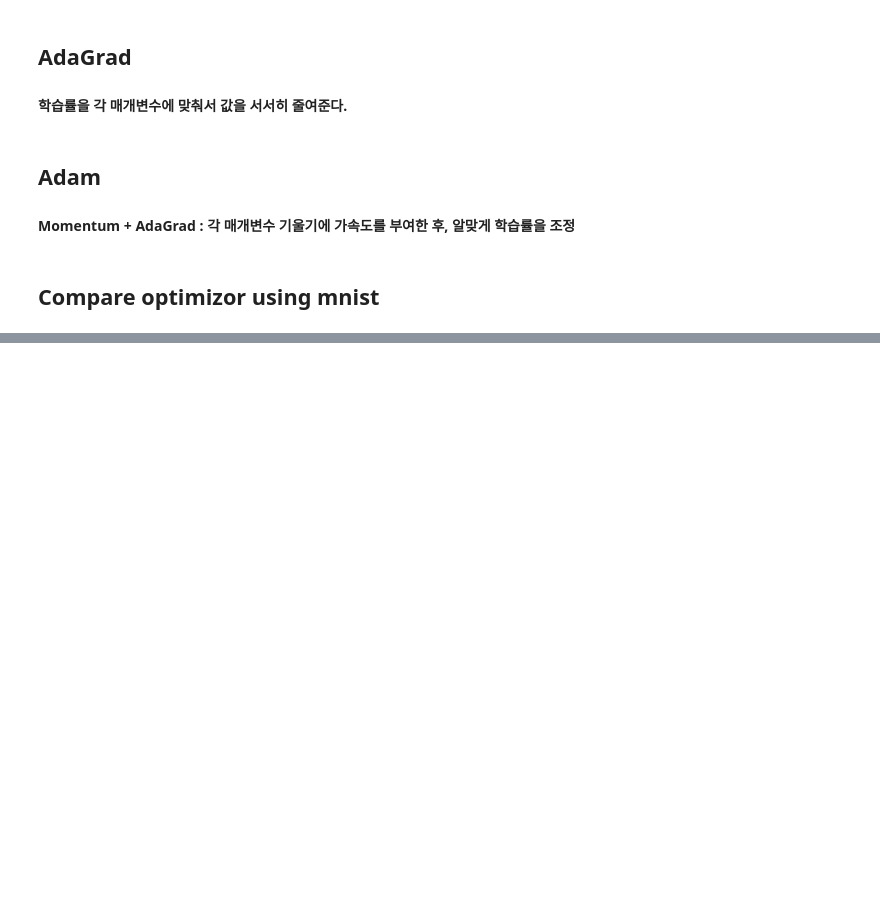
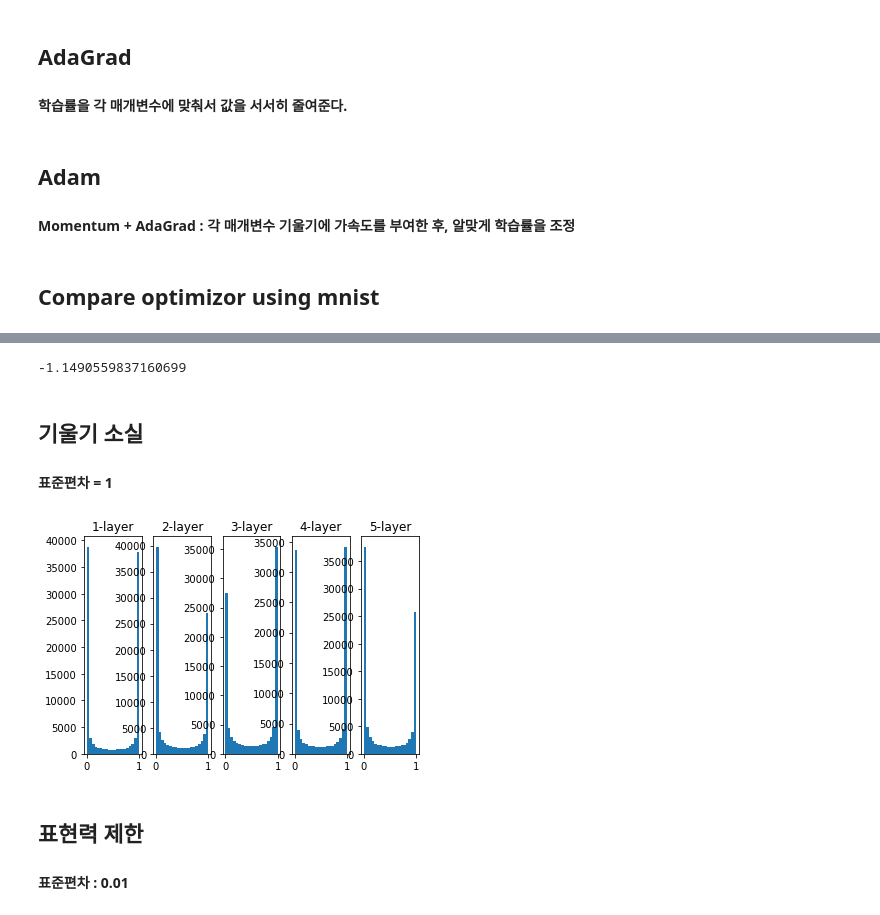
Before and after one commit to larcane97/DeepLearningFromScratch, a Jupyter notebook: 6. Learning technology.ipynb, the cells around one changed output, grey strips where cells are left out. Saved outputs shown, nothing was run; the diff lists cells and outputs as text; code cells hidden in the pictures; blank space fills up the shorter version.

```diff
--- a/6. Learning technology.ipynb
+++ b/6. Learning technology.ipynb
@@ -143,0 +144,4 @@ Adam:0.010719416835570147
+# %%
+np.random.randn()
+# %% [output]
+-1.1490559837160699
@@ -143,0 +151,31 @@ Adam:0.010719416835570147
+# %%
+def sigmoid(x):
+    return  1/(1 + np.exp(-x))
+# %% [markdown]
+## 기울기 소실
+#### 표준편차 = 1
+# %%
+x= np.random.randn(1000,100)
+node_num=100
+hidden_layer_size=5
+activations={}
+
+for i in range(hidden_layer_size):
+    if i!=0:
+        x= activations[i-1]
+
+    w = np.random.randn(node_num,node_num)*1
+    a = np.dot(x,w)
+    z = sigmoid(a)
+    activations[i]=z
+# %%
+for i,a in activations.items():
+    plt.subplot(1,len(activations),i+1)
+    plt.title(str(i+1) + "-layer")
+    plt.hist(a.flatten(),20,range=(0,1))
+plt.show()
+# %% [output]
+[figure, added]
+# %% [markdown]
+## 표현력 제한
+#### 표준편차 : 0.01
```
Also changed, not shown: parts of 22 cells of this notebook.
